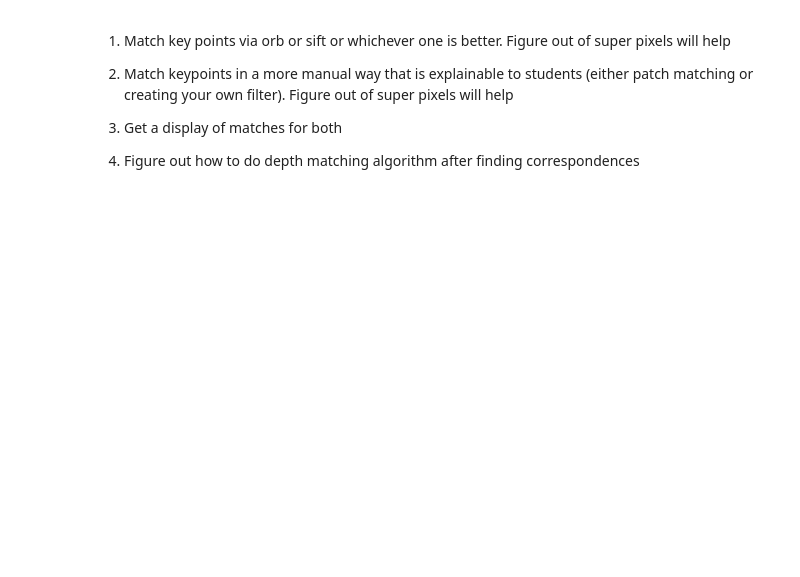
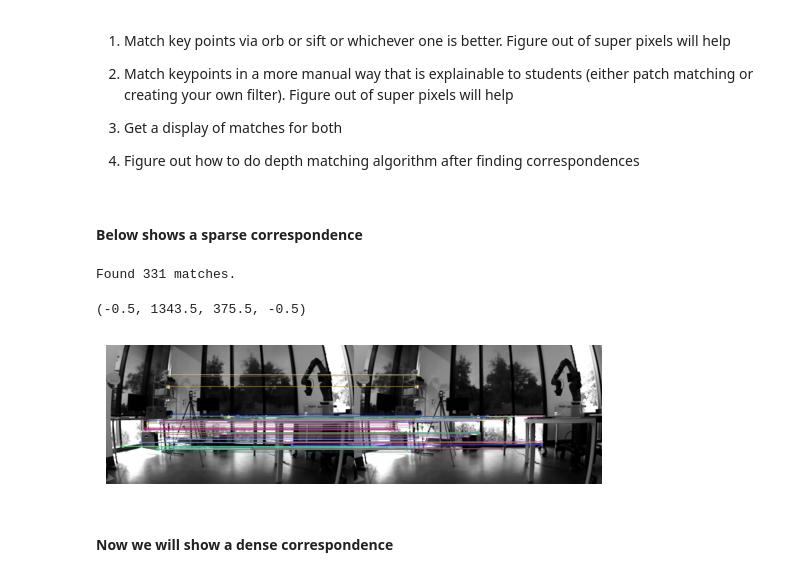
Before and after one commit to JoshuaG-K/stereo-camera-depth-tool, a Jupyter notebook: stereo-camera-depth.ipynb, the cells around one changed output. Cells and saved outputs as stored; diff of their text form; code cells hidden in the pictures; blank space fills up the shorter version.

Commit message:
Made some progress on dense stereo matching

```diff
--- a/stereo-camera-depth.ipynb
+++ b/stereo-camera-depth.ipynb
@@ -150,3 +137,54 @@ plt.show()
 3. Get a display of matches for both
 
 4. Figure out how to do depth matching algorithm after finding correspondences
+# %%
+def imload(impath):
+    img = cv2.cvtColor(cv2.imread(impath), cv2.COLOR_BGR2RGB)
+    gray = cv2.cvtColor(img, cv2.COLOR_RGB2GRAY)
+
+    return img, gray
+# %% [markdown]
+#### Below shows a sparse correspondence ####
+# %%
+# Get left and right image
+img_left, img_left_gray = imload("left_images/left_img_10.png")
+img_right, img_right_gray = imload("right_images/right_img_10.png")
+
+# We need to find the correspondences
+descriptor = cv2.ORB_create()
+
+# keypoints are the actual points in the image
+# kps ar ethe actual points in the image
+# featuresL is an embedding that describes those points
+kpsL, featsL = descriptor.detectAndCompute(img_left_gray, None)
+kpsR, featsR = descriptor.detectAndCompute(img_right_gray, None)
+
+# NOw create the matcher and find matches
+matcher = cv2.BFMatcher(cv2.NORM_HAMMING, crossCheck=True)
+
+matches = matcher.match(featsR,featsL)
+
+print('Found ' + str(len(matches)) + ' matches.')
+
+# Next we draw the matches
+# Sort matches using lambda notation - lifted straight from Silva's code, because I can never remember this syntax
+sorted_matches = sorted(matches, key = lambda x:x.distance)
+
+# The number of matches to keep
+# Note that when finding the homography, we probably want a good number (~100 or so)
+# For visualization, we can always drop this way down to really get a clear look at what is being matched
+num_keep = 100
+
+matched_img = cv2.drawMatches(img_right_gray, kpsR, img_left_gray, kpsL, sorted_matches[:num_keep], None, flags=cv2.DrawMatchesFlags_NOT_DRAW_SINGLE_POINTS)
+
+plt.imshow(matched_img)
+plt.axis('off')
+
+# Now we just need some constants b, and f_x where b is the distance between cameras and f_x
+# is a camera intrinsic
+# %% [output]
+Found 331 matches.
+(-0.5, 1343.5, 375.5, -0.5)
+[figure, added]
+# %% [markdown]
+#### Now we will show a dense correspondence ####
```
Also changed, not shown: parts of 8 cells of this notebook.
